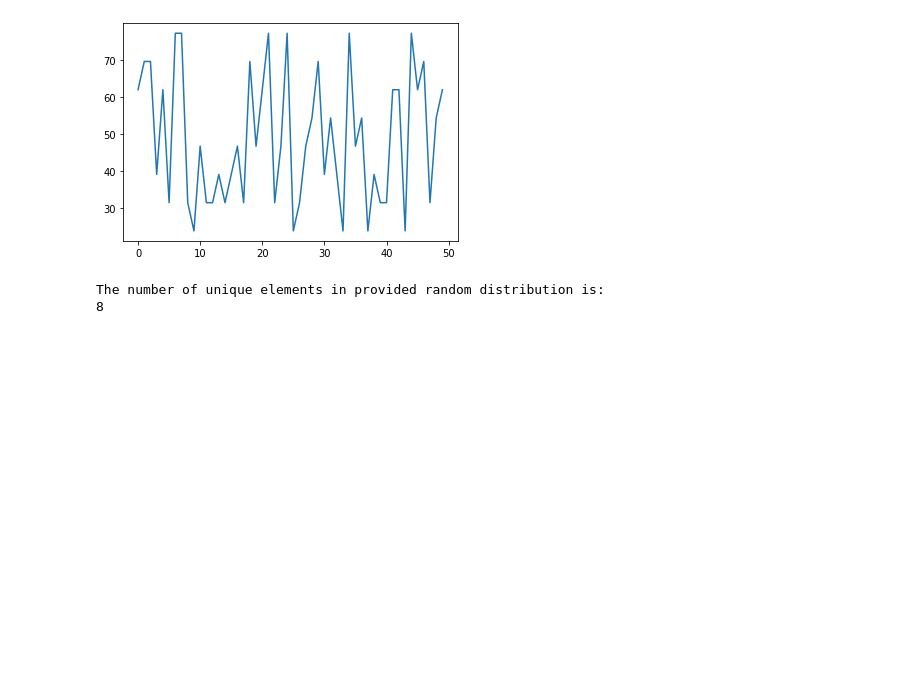
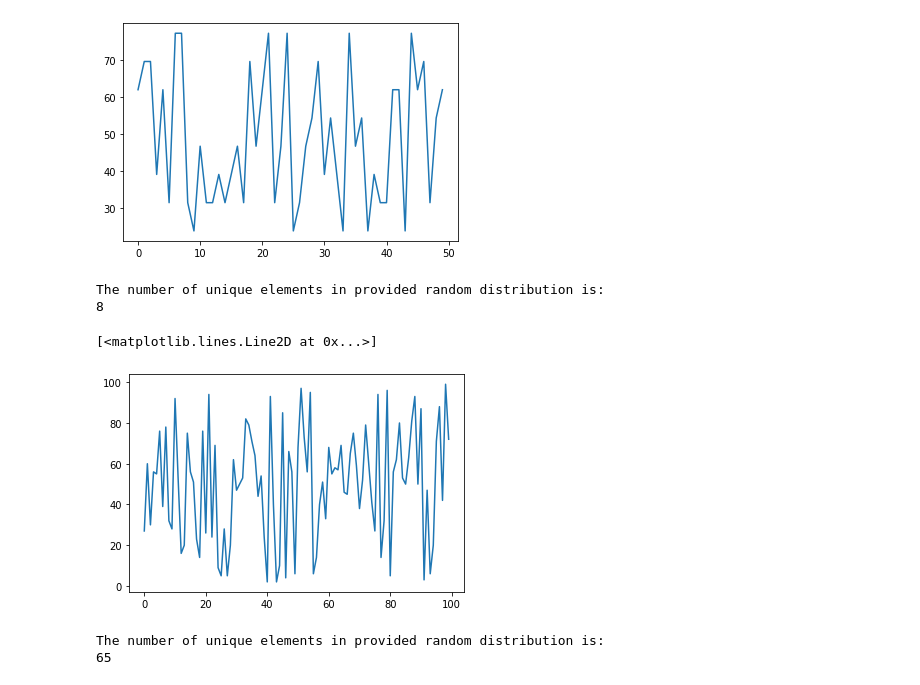
Before and after one commit to harshdeeps036/QuantumRNG, a Jupyter notebook: QuantumRNG.ipynb, the cells around one changed output. Cells and saved outputs as stored; diff of their text form; code cells hidden in the pictures; blank space fills up the shorter version.

```diff
--- a/QuantumRNG.ipynb
+++ b/QuantumRNG.ipynb
@@ -79,3 +79,31 @@ print(count)
 # %% [output]
 The number of unique elements in provided random distribution is:
 8
+# %%
+import random
+z=[]
+for i in range (100):
+    z.append(random.randrange(1,100))
+# %%
+plt.plot(z)
+# %% [output]
+[<matplotlib.lines.Line2D at 0x...>]
+[figure, added]
+# %%
+# Number of unique random numbers:
+
+count = 0
+
+z1=[]
+
+#Counting the number of unique elements
+
+for num in z:
+    if num not in z1:
+        count = count+1
+        z1.append(num)
+print('The number of unique elements in provided random distribution is:')
+print(count)
+# %% [output]
+The number of unique elements in provided random distribution is:
+65
```
